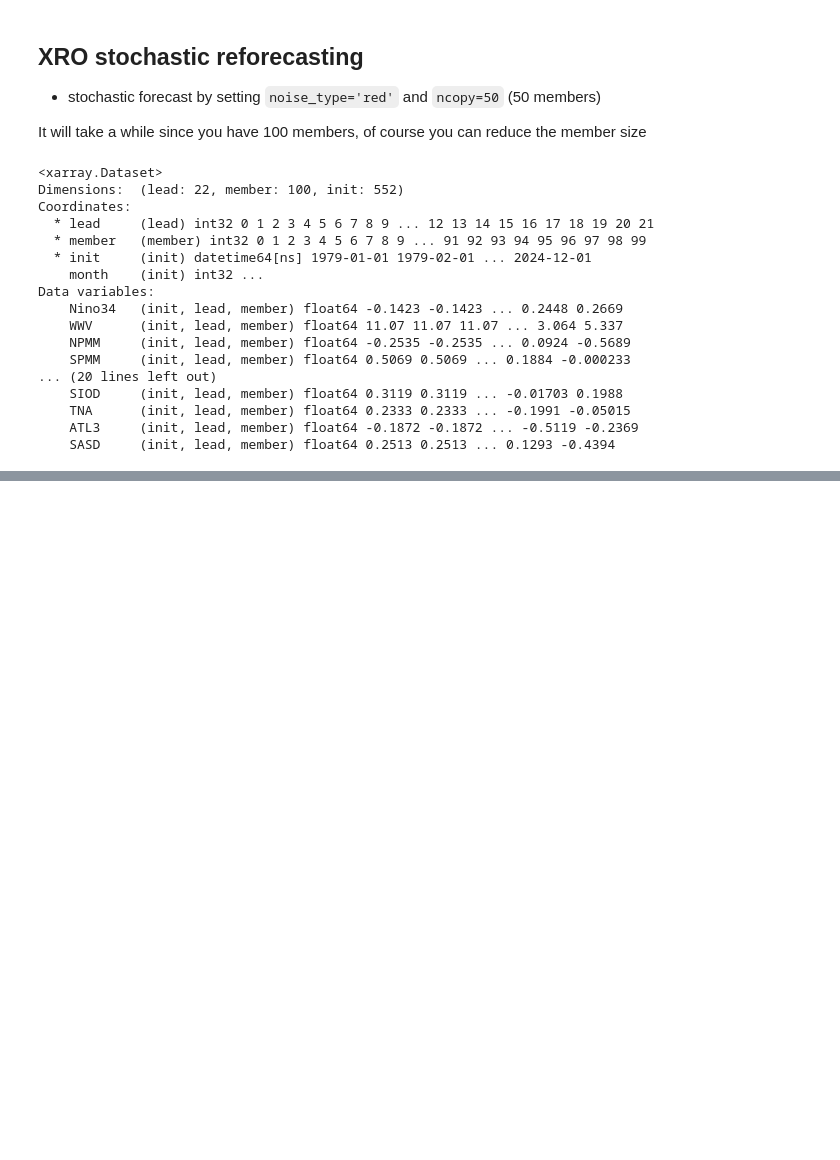
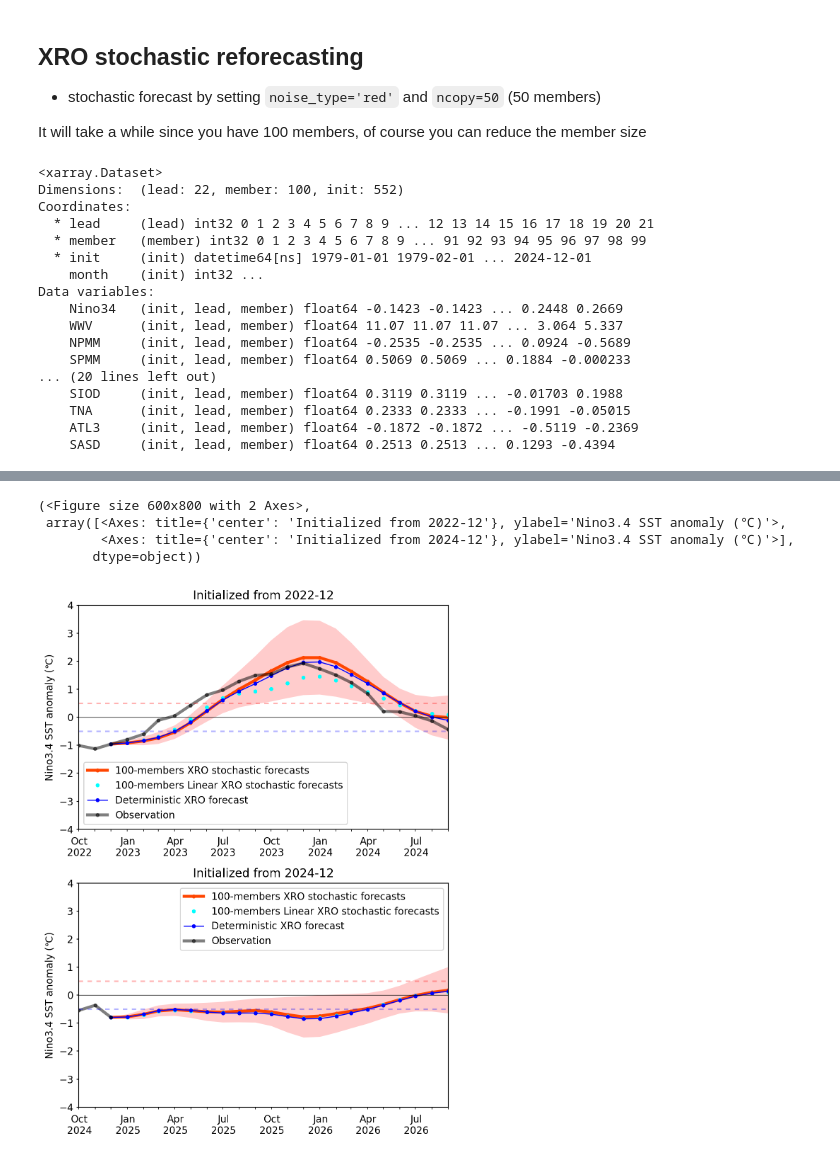
Before and after one commit to senclimate/XRO, a Jupyter notebook: code/XRO_Cookbook.ipynb, the cells around one changed output, grey strips where cells are left out. Cells and saved outputs as stored; diff of their text form; code cells hidden in the pictures; blank space fills up the shorter version.

Commit message:
Update XRO cookbook forecast plume

```diff
--- a/code/XRO_Cookbook.ipynb
+++ b/code/XRO_Cookbook.ipynb
@@ -510,0 +551,9 @@ fig.tight_layout()
+# %%
+date_arrs = ['2022-12', '2024-12']
+plot_forecast_plume(date_arrs)
+# %% [output]
+(<Figure size 600x800 with 2 Axes>,
+ array([<Axes: title={'center': 'Initialized from 2022-12'}, ylabel='Nino3.4 SST anomaly (℃)'>,
+        <Axes: title={'center': 'Initialized from 2024-12'}, ylabel='Nino3.4 SST anomaly (℃)'>],
+       dtype=object))
+[figure, added]
```
Also changed, not shown: parts of 2 cells of this notebook.
